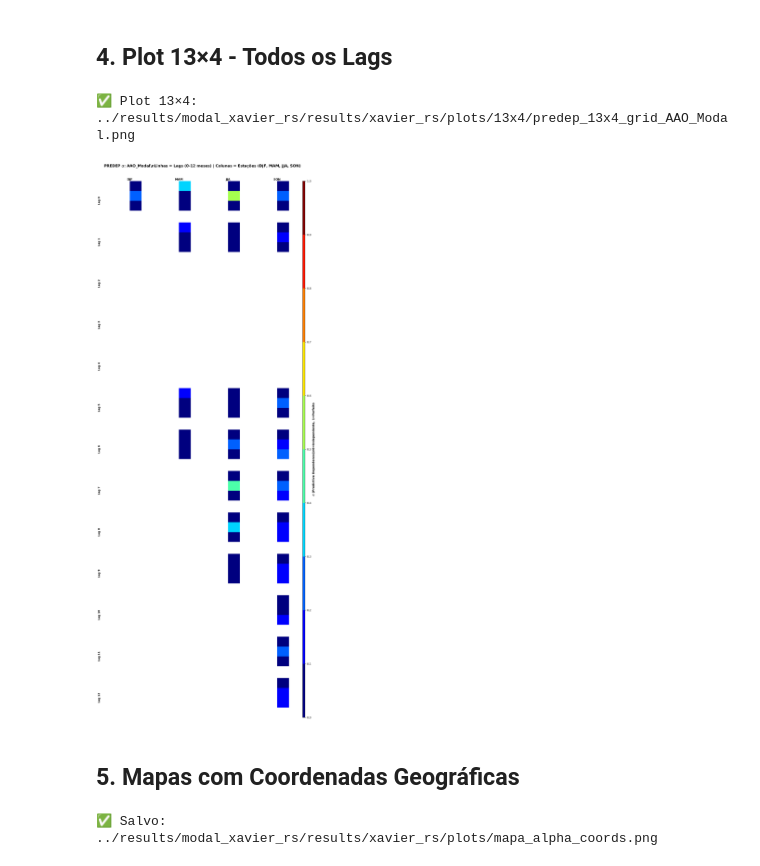
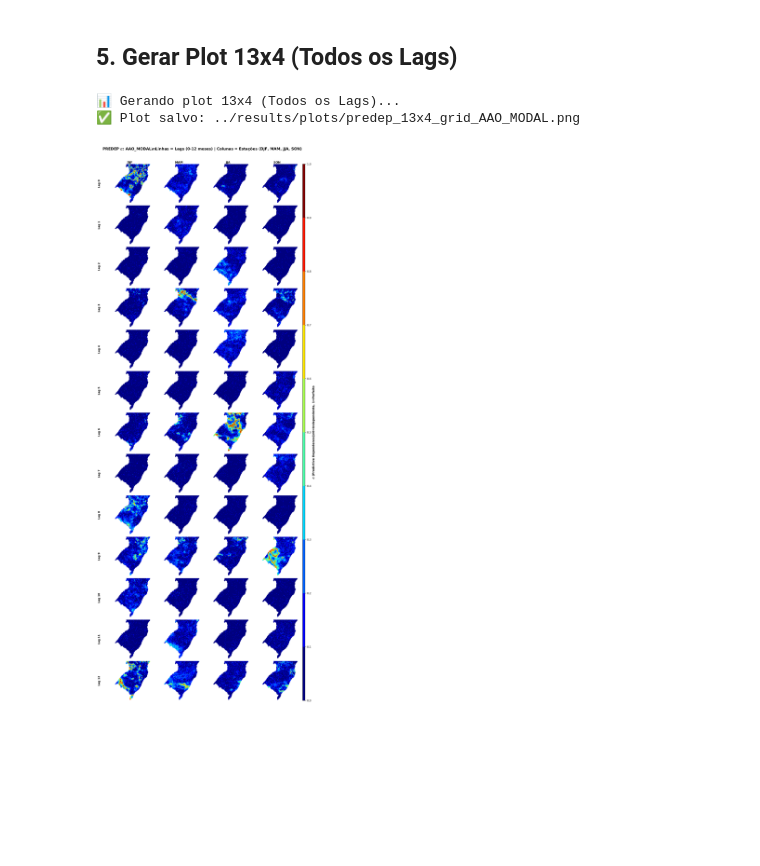
Before and after one commit to matteuscruz/irc_predep_bootstrap, a Jupyter notebook: notebooks/plot_modal_results.ipynb, the cells around one changed output. Cells and saved outputs as stored; diff of their text form; code cells hidden in the pictures; blank space fills up the shorter version.

Commit message:
Feature: modal running

```diff
--- a/notebooks/plot_modal_results.ipynb
+++ b/notebooks/plot_modal_results.ipynb
@@ -80,11 +116,22 @@ Região: Lat -33.8° a -25.1°, Lon -60.0° a -47.0°
 # %%
-output_4x4 = output_dir / "4x4"
-output_4x4.mkdir(exist_ok=True)
+# Criar diretório de saída
+output_dir = results_dir / "plots"
+output_dir.mkdir(exist_ok=True)
 
-file_4x4 = plot_4x4_optimal_lags(ds_combined, 'AAO_Modal', output_4x4, seasons=seasons)
+print("📊 Gerando plot 4x4 (Lags Ótimos)...")
+output_4x4 = plot_4x4_optimal_lags(
+    ds_combined,
+    f'{mov_index}_MODAL',
+    output_dir,
+    seasons=seasons[:len(all_data)]
+)
 
-if file_4x4:
-    print(f"✅ Plot 4×4: {file_4x4}")
+if output_4x4:
+    print(f"✅ Plot salvo: {output_4x4}")
+
+    # Exibir no notebook
     from IPython.display import Image, display
-    display(Image(filename=file_4x4))
+    display(Image(filename=str(output_4x4)))
+else:
+    print("⚠️  Erro ao gerar plot 4x4")
 # %% [output]
@@ -93,41 +141,23 @@ if file_4x4:
 # %% [markdown]
-## 4. Plot 13×4 - Todos os Lags
+## 5. Gerar Plot 13x4 (Todos os Lags)
 # %%
-output_13x4 = output_dir / "13x4"
-output_13x4.mkdir(exist_ok=True)
+print("📊 Gerando plot 13x4 (Todos os Lags)...")
+output_13x4 = plot_13x4_all_lags(
+    ds_combined,
+    f'{mov_index}_MODAL',
+    output_dir,
+    seasons=seasons[:len(all_data)]
+)
 
-file_13x4 = plot_13x4_all_lags(ds_combined, 'AAO_Modal', output_13x4, seasons=seasons)
+if output_13x4:
+    print(f"✅ Plot salvo: {output_13x4}")
 
-if file_13x4:
-    print(f"✅ Plot 13×4: {file_13x4}")
+    # Exibir no notebook
     from IPython.display import Image, display
-    display(Image(filename=file_13x4))
+    display(Image(filename=str(output_13x4)))
+else:
+    print("⚠️  Erro ao gerar plot 13x4")
 # %% [output]
-✅ Plot 13×4: ../results/modal_xavier_rs/results/xavier_rs/plots/13x4/predep_13x4_grid_AAO_Modal.png
+📊 Gerando plot 13x4 (Todos os Lags)...
+✅ Plot salvo: ../results/plots/predep_13x4_grid_AAO_MODAL.png
-[figure, old version]
+[figure, new version]
-# %% [markdown]
-## 5. Mapas com Coordenadas Geográficas
-# %%
-# α máximo com extent
-fig, axes = plt.subplots(2, 2, figsize=(14, 12))
-axes = axes.flatten()
-
-for idx, season in enumerate(seasons):
-    alpha_data = ds_combined['predep_alpha'].isel(mov=0, season=idx)
-    alpha_max = np.nanmax(alpha_data.values, axis=0)
-
-    im = axes[idx].imshow(alpha_max, cmap='jet', vmin=0, vmax=1, aspect='auto', origin='lower',
-                          extent=[lons.min(), lons.max(), lats.min(), lats.max()])
-    axes[idx].set_xlabel('Longitude', fontsize=10)
-    axes[idx].set_ylabel('Latitude', fontsize=10)
-    axes[idx].set_title(f'{season} - α máximo', fontsize=12, fontweight='bold')
-    axes[idx].grid(alpha=0.3)
-    plt.colorbar(im, ax=axes[idx], fraction=0.046, label='α')
-
-plt.suptitle('PREDEP Máximo - AAO × Precipitação RS', fontsize=16, fontweight='bold')
-plt.tight_layout()
-plt.savefig(output_dir / 'mapa_alpha_coords.png', dpi=150, bbox_inches='tight')
-plt.show()
-print(f"✅ Salvo: {output_dir / 'mapa_alpha_coords.png'}")
-# %% [output]
-✅ Salvo: ../results/modal_xavier_rs/results/xavier_rs/plots/mapa_alpha_coords.png
```
Also changed, not shown: parts of 24 cells of this notebook, 2 other files.
